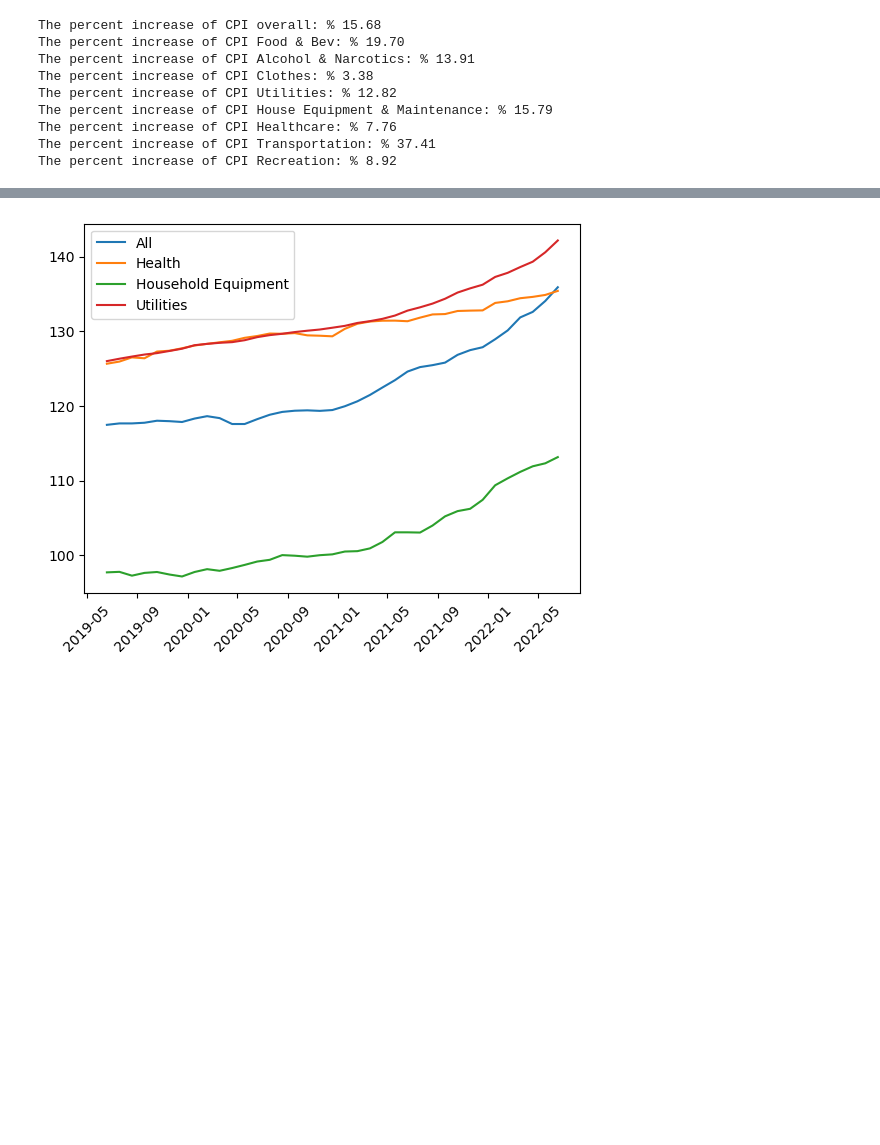
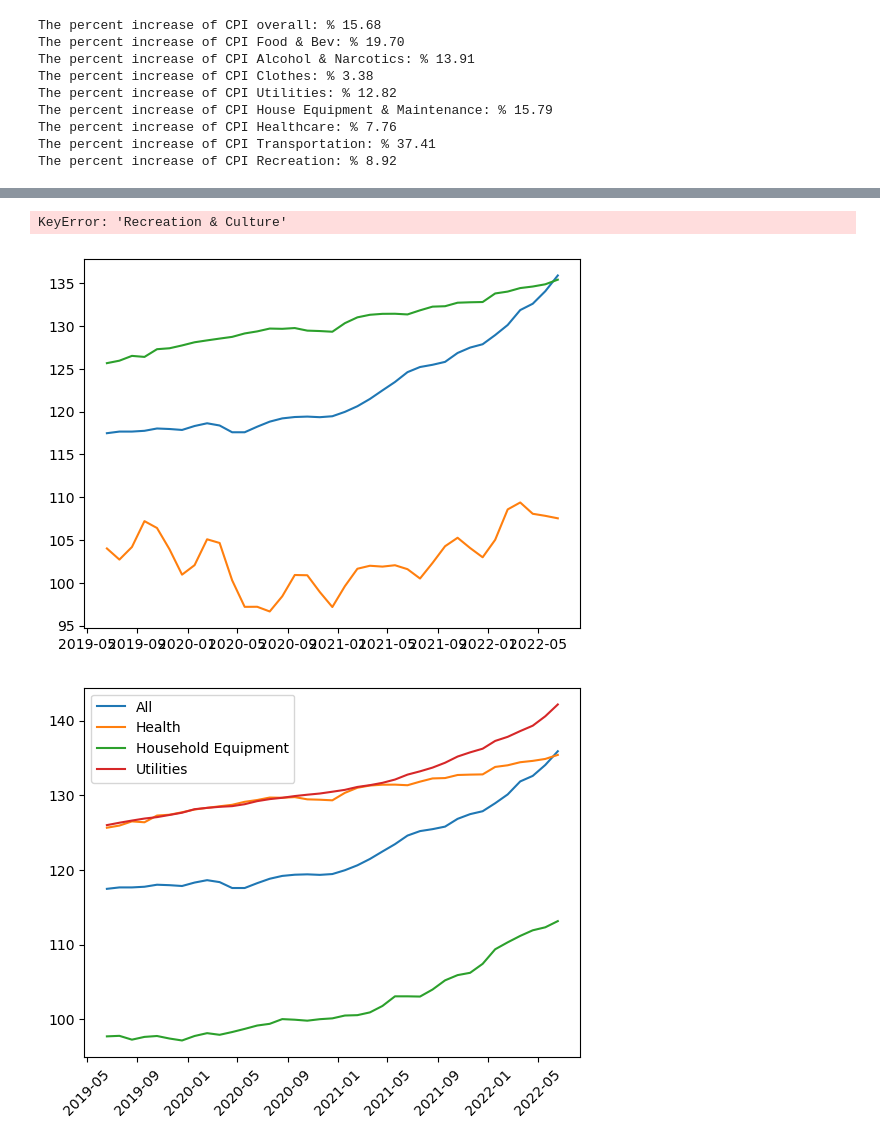
Before and after one commit to SolSolstice/Project-1, a Jupyter notebook: CPI_analysis.ipynb, the cells around one changed output, grey strips where cells are left out. Cells and saved outputs as stored; diff of their text form; code cells hidden in the pictures; blank space fills up the shorter version.

```diff
--- a/CPI_analysis.ipynb
+++ b/CPI_analysis.ipynb
@@ -125 +142,21 @@ The percent increase of CPI Recreation: % 8.92
+# %%
+# Bottom Performers vs. All
+
+fig, ax = plt.subplots()
+
+ax.plot(cpi_df["Consumer Price Index, All items"],label="CPI All items")
+ax.plot(cpi_df["Clothing and footwear"],label="Clothing")
+
+ax.plot(cpi_df["Health"],label="Health")
+ax.plot(cpi_df["Recreation & Culture"],label="Recreation")
+
+
+
+
+plt.legend(["All","Clothing","Health","Recreation"])
+plt.xticks(rotation=45)
+plt.show()
+# %% [output]
+KeyError: 'Recreation & Culture'
+[figure, added]
 # %%
```
Also changed, not shown: parts of 2 cells of this notebook.
